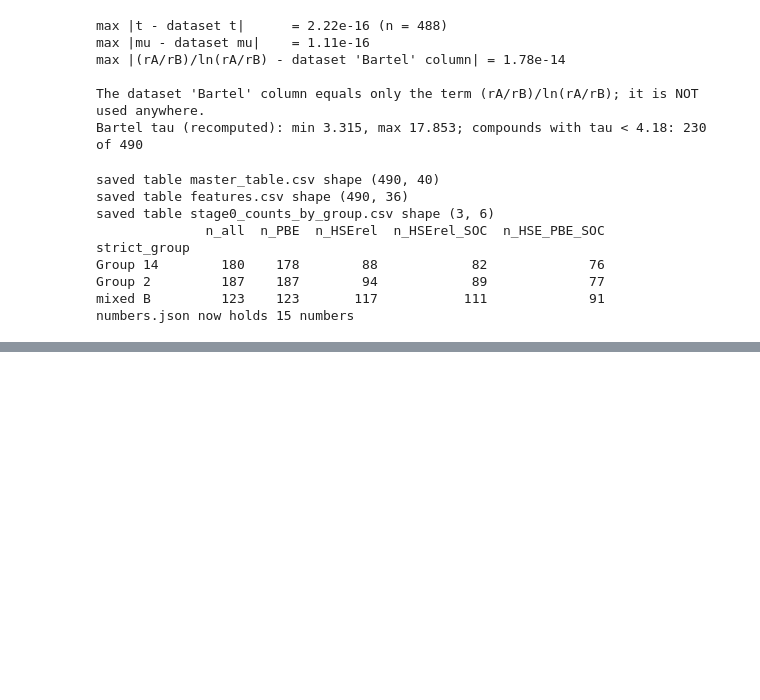
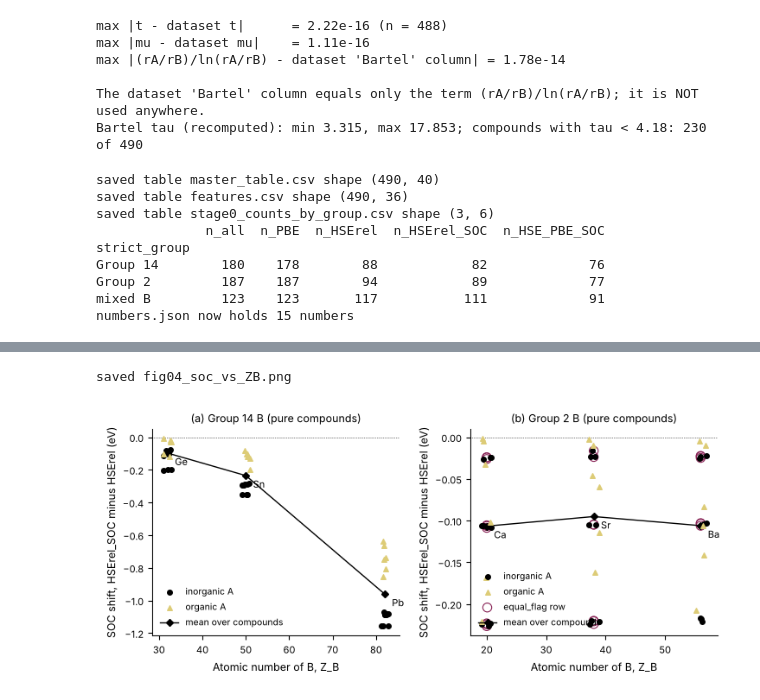
Before and after one commit to jatin-29/BTP-Perovskite, a Jupyter notebook: btp_perovskite.ipynb, the cells around one changed output, grey strips where cells are left out. Saved outputs shown, nothing was run; the diff lists cells and outputs as text; code cells hidden in the pictures; blank space fills up the shorter version.

```diff
--- a/btp_perovskite.ipynb
+++ b/btp_perovskite.ipynb
@@ -648,0 +954,20 @@ numbers.json now holds 15 numbers
+# %%
+# SOC shift on PURE compounds (one element per site): means per B element (compare with CLAUDE.md section 9 item 1)
+pure = features[features["pure"]].copy()
+pure["A_label"] = pure["A_main"].map(A_LABEL)
+soc_pure_rows = []
+for element in B_ELEMENTS:
+    values = pure.loc[pure["B_main"] == element, "soc_shift"].dropna()
+    values_no_equal = pure.loc[(pure["B_main"] == element) & (~pure["equal_flag"]), "soc_shift"].dropna()
+    n_equal = int((pure["B_main"] == element).mul(pure["equal_flag"]).sum())
+    soc_pure_rows.append({"B": element, "Z_B": Z_NUMBER[element], "n": len(values), "mean_soc_shift_eV": values.mean(),
+                          "std_eV": values.std(), "n_equal_flag_rows": n_equal,
+                          "n_without_equal_flag": len(values_no_equal),
+                          "mean_without_equal_flag_eV": values_no_equal.mean()})
+soc_pure_table = pd.DataFrame(soc_pure_rows).round(3)
+save_table(soc_pure_table, "fig04_soc_shift_pure_by_B")
+for row in soc_pure_table.itertuples():
+    record("soc_shift_pure_mean_" + row.B, row.mean_soc_shift_eV, "stage 1", "pure compounds, n=%d" % row.n)
+    record("soc_shift_pure_mean_noequal_" + row.B, row.mean_without_equal_flag_eV, "stage 1",
+           "pure compounds without equal_flag rows, n=%d" % row.n_without_equal_flag)
+soc_pure_table
@@ -648,0 +983,33 @@ numbers.json now holds 15 numbers
+# %%
+# fig04: SOC shift versus Z_B, pure compounds. (a) Group 14 with mean line, (b) Group 2.
+fig, axes = plt.subplots(1, 2, figsize=(7.4, 3.3), sharey=False)
+rng = np.random.default_rng(RANDOM_STATE)
+for ax, elements, title, letter in zip(axes, [GROUP14_B, GROUP2_B], ["Group 14 B (pure compounds)", "Group 2 B (pure compounds)"], "ab"):
+    means = []
+    for element in elements:
+        part = pure[(pure["B_main"] == element)].dropna(subset=["soc_shift"])
+        for a_type in ["inorganic A", "organic A"]:
+            sub = part[part["A_type"] == a_type]
+            jitter = rng.uniform(-1.0, 1.0, size=len(sub))
+            ax.scatter(Z_NUMBER[element] + jitter, sub["soc_shift"], s=16, color=COLOR_ATYPE[a_type],
+                       marker=MARKER_ATYPE[a_type], label=a_type if element == elements[0] else None, zorder=3)
+        flagged = part[part["equal_flag"]]
+        ax.scatter([Z_NUMBER[element]] * len(flagged), flagged["soc_shift"], s=55, facecolors="none",
+                   edgecolors=COLOR_GROUP["Group 2"], linewidths=0.8,
+                   label="equal_flag row" if (element == elements[0] and len(flagged) > 0) else None, zorder=2)
+        means.append(part["soc_shift"].mean())
+    ax.plot([Z_NUMBER[e] for e in elements], means, color="black", linewidth=1.0, marker="D", markersize=4,
+            label="mean over compounds")
+    for element, mean_value in zip(elements, means):
+        ax.annotate(element, (Z_NUMBER[element], mean_value), textcoords="offset points", xytext=(6, -10), fontsize=8)
+    ax.axhline(0, color="black", linewidth=0.5, linestyle=":")
+    ax.set_xlabel("Atomic number of B, Z_B")
+    ax.set_ylabel("SOC shift, HSErel_SOC minus HSErel (eV)")
+    ax.set_title(title)
+    ax.legend(frameon=False, loc="lower left")
+    panel_label(ax, letter)
+fig.tight_layout()
+save_fig(fig, "fig04_soc_vs_ZB")
+# %% [output]
+saved fig04_soc_vs_ZB.png
+[figure, added]
```
Also changed, not shown: parts of 26 cells of this notebook, 33 other files.
